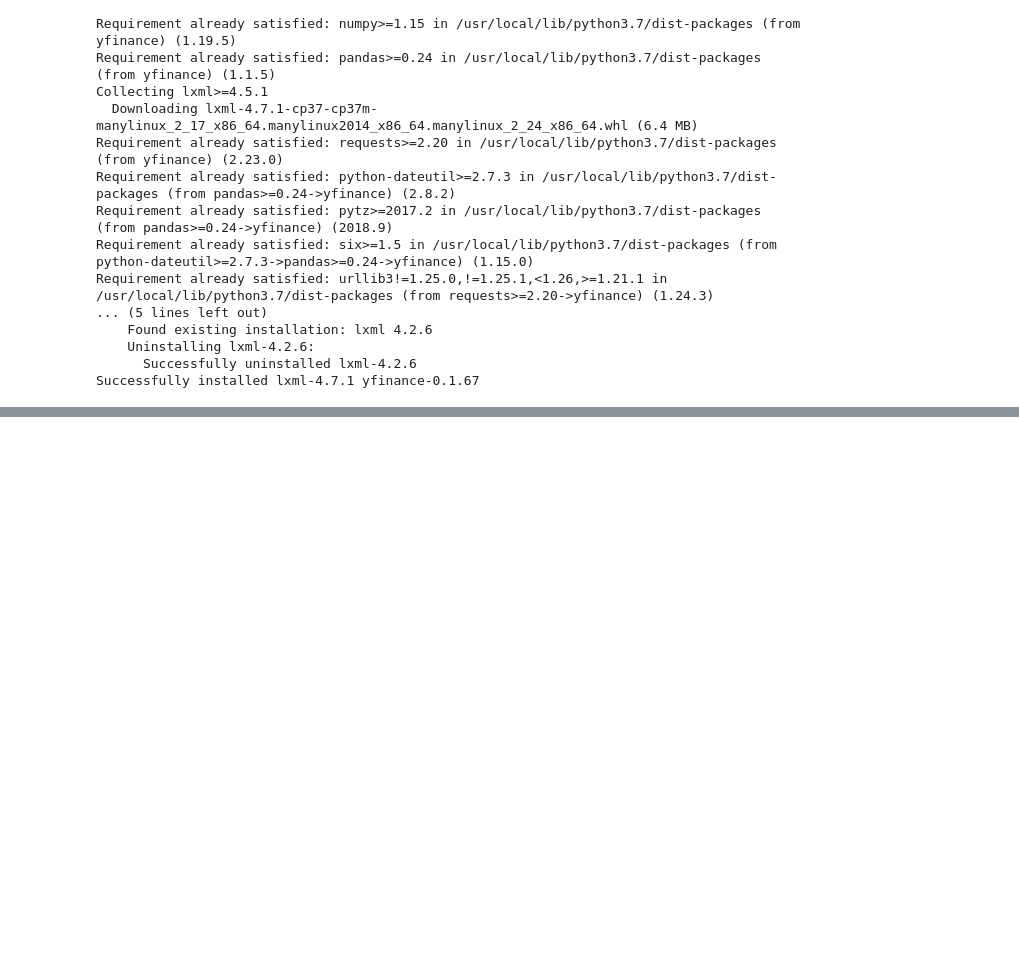
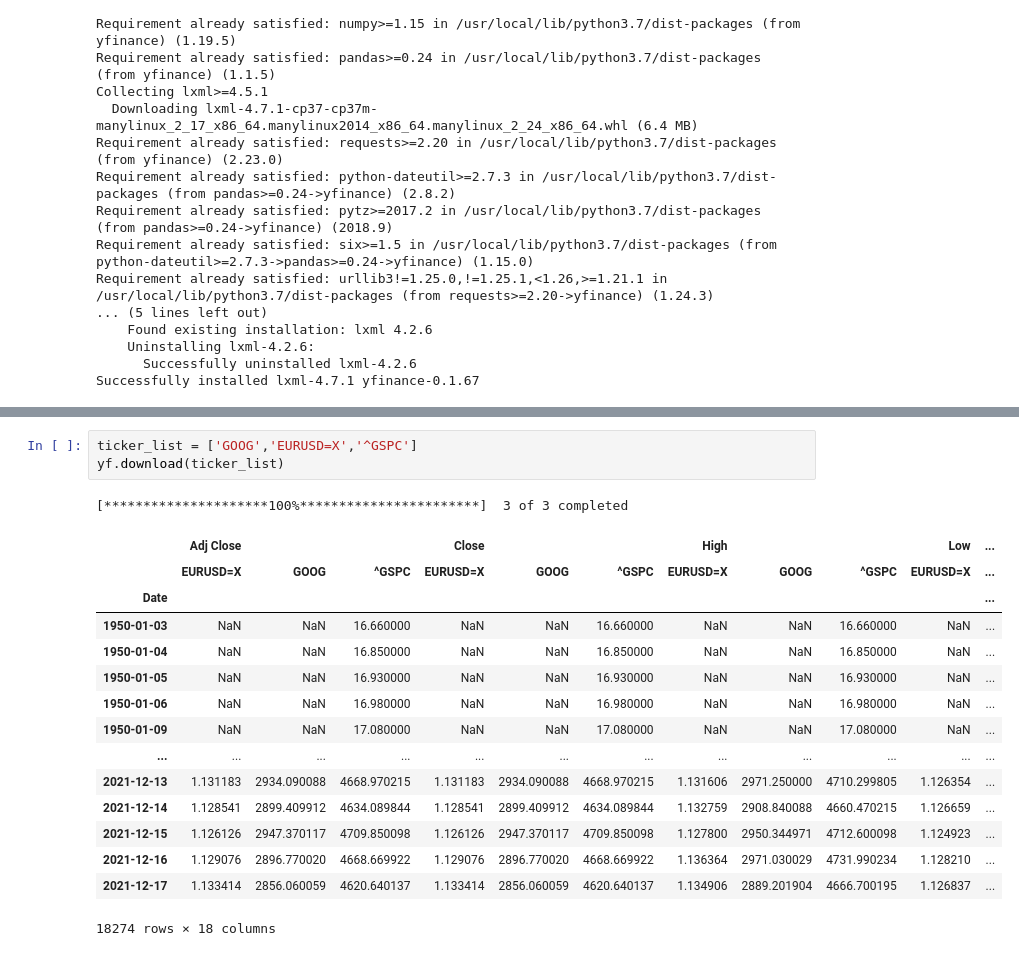
Before and after one commit to freenrg/Algorithmic-Trading-with-Python-Machine-Learning-Strategies, a Jupyter notebook: Import_Financial_Data.ipynb, the cells around one changed output, grey strips where cells are left out. Drawn from its saved outputs; the diff is of its cells as text; blank space fills up the shorter version.

```diff
--- a/Import_Financial_Data.ipynb
+++ b/Import_Financial_Data.ipynb
@@ -22,0 +43,20 @@ Successfully installed lxml-4.7.1 yfinance-0.1.67
+# %%
+ticker_list = ['GOOG','EURUSD=X','^GSPC']
+yf.download(ticker_list)
+# %% [output]
+[*********************100%***********************]  3 of 3 completed
+|  | Adj Close |  |  | Close |  |  | High |  |  | Low | ... |
+|  | EURUSD=X | GOOG | ^GSPC | EURUSD=X | GOOG | ^GSPC | EURUSD=X | GOOG | ^GSPC | EURUSD=X | ... |
+| Date |  |  |  |  |  |  |  |  |  |  | ... |
+| 1950-01-03 | NaN | NaN | 16.660000 | NaN | NaN | 16.660000 | NaN | NaN | 16.660000 | NaN | ... |
+| 1950-01-04 | NaN | NaN | 16.850000 | NaN | NaN | 16.850000 | NaN | NaN | 16.850000 | NaN | ... |
+| 1950-01-05 | NaN | NaN | 16.930000 | NaN | NaN | 16.930000 | NaN | NaN | 16.930000 | NaN | ... |
+| 1950-01-06 | NaN | NaN | 16.980000 | NaN | NaN | 16.980000 | NaN | NaN | 16.980000 | NaN | ... |
+| 1950-01-09 | NaN | NaN | 17.080000 | NaN | NaN | 17.080000 | NaN | NaN | 17.080000 | NaN | ... |
+| ... | ... | ... | ... | ... | ... | ... | ... | ... | ... | ... | ... |
+| 2021-12-13 | 1.131183 | 2934.090088 | 4668.970215 | 1.131183 | 2934.090088 | 4668.970215 | 1.131606 | 2971.250000 | 4710.299805 | 1.126354 | ... |
+| 2021-12-14 | 1.128541 | 2899.409912 | 4634.089844 | 1.128541 | 2899.409912 | 4634.089844 | 1.132759 | 2908.840088 | 4660.470215 | 1.126659 | ... |
+| 2021-12-15 | 1.126126 | 2947.370117 | 4709.850098 | 1.126126 | 2947.370117 | 4709.850098 | 1.127800 | 2950.344971 | 4712.600098 | 1.124923 | ... |
+| 2021-12-16 | 1.129076 | 2896.770020 | 4668.669922 | 1.129076 | 2896.770020 | 4668.669922 | 1.136364 | 2971.030029 | 4731.990234 | 1.128210 | ... |
+| 2021-12-17 | 1.133414 | 2856.060059 | 4620.640137 | 1.133414 | 2856.060059 | 4620.640137 | 1.134906 | 2889.201904 | 4666.700195 | 1.126837 | ... |
+18274 rows × 18 columns
```
Also changed, not shown: parts of 4 cells of this notebook.
